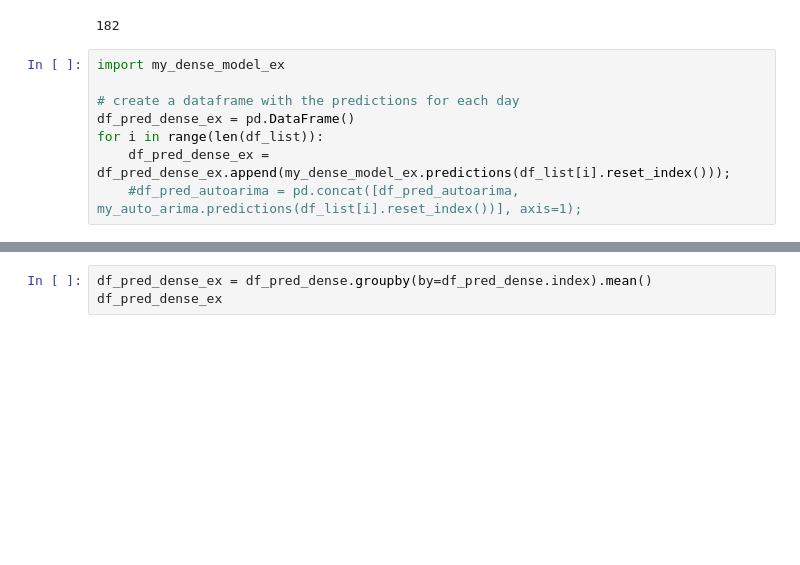
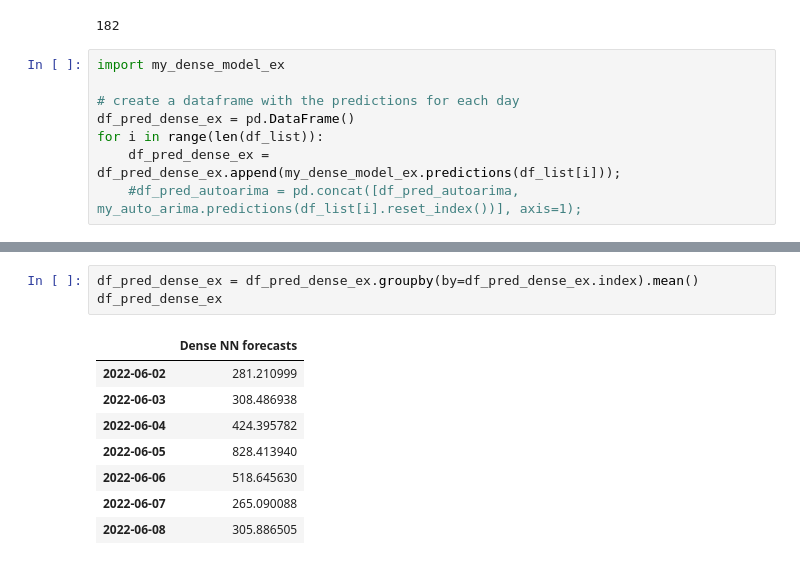
Before and after one commit to Ishikawa7/Forecasting-and-Google-Trends-API, a Jupyter notebook: test_forecast_models.ipynb, the cells around one changed output, grey strips where cells are left out. Drawn from its saved outputs; the diff is of its cells as text; blank space fills up the shorter version.

Commit message:
bug solved in my_dense_ex

```diff
--- a/test_forecast_models.ipynb
+++ b/test_forecast_models.ipynb
@@ -245,5 +245,5 @@ import my_dense_model_ex
 # create a dataframe with the predictions for each day
 df_pred_dense_ex = pd.DataFrame()
 for i in range(len(df_list)):
-    df_pred_dense_ex = df_pred_dense_ex.append(my_dense_model_ex.predictions(df_list[i].reset_index()));
+    df_pred_dense_ex = df_pred_dense_ex.append(my_dense_model_ex.predictions(df_list[i]));
     #df_pred_autoarima = pd.concat([df_pred_autoarima, my_auto_arima.predictions(df_list[i].reset_index())], axis=1);
@@ -250,3 +255,12 @@ for i in range(len(df_list)):
 # %%
-df_pred_dense_ex = df_pred_dense.groupby(by=df_pred_dense.index).mean()
+df_pred_dense_ex = df_pred_dense_ex.groupby(by=df_pred_dense_ex.index).mean()
 df_pred_dense_ex
+# %% [output]
+|  | Dense NN forecasts |
+| 2022-06-02 | 281.210999 |
+| 2022-06-03 | 308.486938 |
+| 2022-06-04 | 424.395782 |
+| 2022-06-05 | 828.413940 |
+| 2022-06-06 | 518.645630 |
+| 2022-06-07 | 265.090088 |
+| 2022-06-08 | 305.886505 |
```
Also changed, not shown: parts of 1 cell of this notebook, 1 other file.
